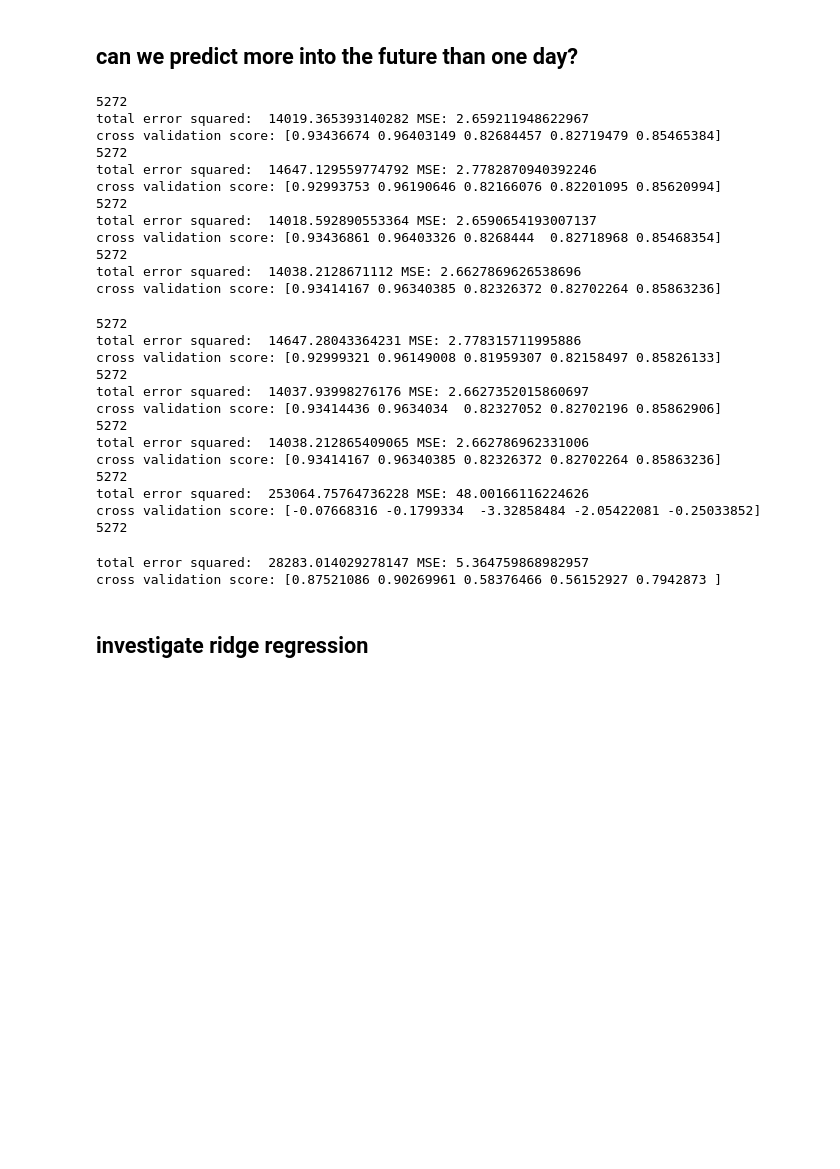
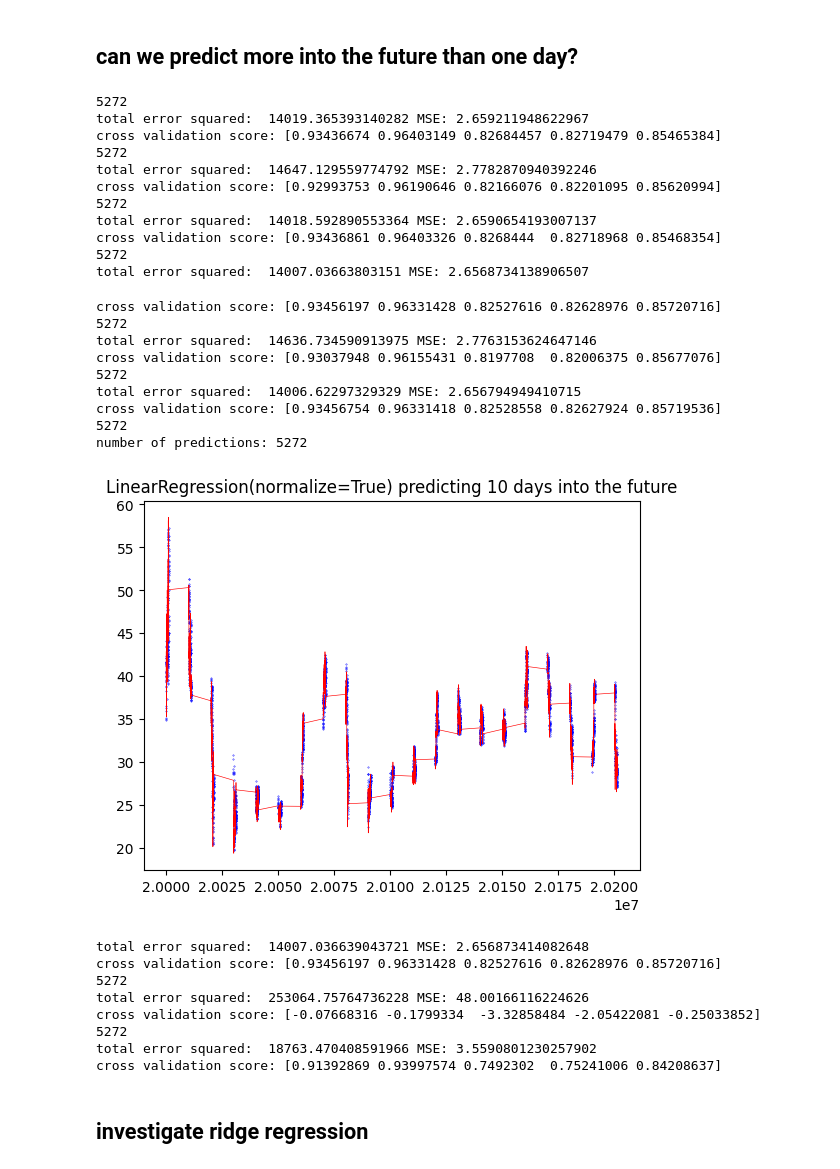
Before and after one commit to ABaker1343/exeter-uni-learning-from-data-coursework, a Jupyter notebook: notebook.ipynb, the cells around one changed output. Drawn from its saved outputs; the diff is of its cells as text; code cells hidden in the pictures; blank space fills up the shorter version.

```diff
--- a/notebook.ipynb
+++ b/notebook.ipynb
@@ -82,10 +101,10 @@ def gen_model(model, data, cols, time_series_past, time_series_future, polynomia
 
         if polynomial == 0:
             plt.plot(X["DATE"], predictions, "bo", markersize=0.3)
-            plt.plot(X["DATE"], Y, "ro", markersize=0.3)
+            plt.plot(X["DATE"], Y, "r-", linewidth=0.45)
         else:
             plt.plot(X.transpose()[0], predictions, "bo", markersize=0.3)
-            plt.plot(X.transpose()[0], Y, "ro", markersize=0.3)
+            plt.plot(X.transpose()[0], Y, "r-", linewidth=0.45)
         plt.title(str(model) + " predicting " + str(time_series_future) + " days into the future")
         plt.show()
 
@@ -116,7 +135,6 @@ cross validation score: [0.99209815 0.99604211 0.97715268 0.98112851 0.98390598]
 # %% [markdown]
 ## check if reducing the amount of data will change our prediction quality
 # %%
-cols_to_include = ["PRC", "VOL", "LIQ"]
 linear_selected_props = gen_model(LinearRegression(), dataframe, cols_to_include, time_series_past=5, time_series_future=0)
 lasso_selected_props = gen_model(Lasso(max_iter=3000), dataframe, cols_to_include, time_series_past=5, time_series_future=0)
 ridge_selected_props = gen_model(Ridge(max_iter=3000), dataframe, cols_to_include, time_series_past=5, time_series_future=0)
@@ -151,44 +169,46 @@ cross validation score: [0.92190217 0.95366804 0.79181306 0.78547501 0.84348895]
 # %%
 # 10 days into the future
 linear_10_days_all = gen_model(LinearRegression(), dataframe, important_cols, time_series_past=5, time_series_future=10)
 lasso_10_days_all = gen_model(Lasso(max_iter=3000), dataframe, important_cols, time_series_past=5, time_series_future=10)
 ridge_10_days_all = gen_model(Ridge(max_iter=3000), dataframe, important_cols, time_series_past=5, time_series_future=10)
 
 linear_10_days = gen_model(LinearRegression(), dataframe, cols_to_include, time_series_past=5, time_series_future=10)
 lasso_10_days = gen_model(Lasso(max_iter=3000), dataframe, cols_to_include, time_series_past=5, time_series_future=10)
 ridge_10_days = gen_model(Ridge(max_iter=3000), dataframe, cols_to_include, time_series_past=5, time_series_future=10)
 
-linear_10_days_normal = gen_model(LinearRegression(normalize=True), dataframe, cols_to_include, time_series_past=5, time_series_future=10)
+linear_10_days_normal = gen_model(LinearRegression(normalize=True), dataframe, cols_to_include, time_series_past=5, time_series_future=10, show_plot=True)
 lasso_10_days_normal = gen_model(Lasso(max_iter=3000, normalize=True), dataframe, cols_to_include, time_series_past=5, time_series_future=10)
 ridge_10_days_normal = gen_model(Ridge(max_iter=3000, normalize=True), dataframe, cols_to_include, time_series_past=5, time_series_future=10)
 # %% [output]
 5272
 total error squared:  14019.365393140282 MSE: 2.659211948622967
 cross validation score: [0.93436674 0.96403149 0.82684457 0.82719479 0.85465384]
 5272
 total error squared:  14647.129559774792 MSE: 2.7782870940392246
 cross validation score: [0.92993753 0.96190646 0.82166076 0.82201095 0.85620994]
 5272
 total error squared:  14018.592890553364 MSE: 2.6590654193007137
 cross validation score: [0.93436861 0.96403326 0.8268444  0.82718968 0.85468354]
 5272
-total error squared:  14038.2128671112 MSE: 2.6627869626538696
-cross validation score: [0.93414167 0.96340385 0.82326372 0.82702264 0.85863236]
+total error squared:  14007.03663803151 MSE: 2.6568734138906507
+cross validation score: [0.93456197 0.96331428 0.82527616 0.82628976 0.85720716]
 5272
-total error squared:  14647.28043364231 MSE: 2.778315711995886
-cross validation score: [0.92999321 0.96149008 0.81959307 0.82158497 0.85826133]
+total error squared:  14636.734590913975 MSE: 2.7763153624647146
+cross validation score: [0.93037948 0.96155431 0.8197708  0.82006375 0.85677076]
 5272
-total error squared:  14037.93998276176 MSE: 2.6627352015860697
-cross validation score: [0.93414436 0.9634034  0.82327052 0.82702196 0.85862906]
+total error squared:  14006.62297329329 MSE: 2.656794949410715
+cross validation score: [0.93456754 0.96331418 0.82528558 0.82627924 0.85719536]
 5272
-total error squared:  14038.212865409065 MSE: 2.662786962331006
-cross validation score: [0.93414167 0.96340385 0.82326372 0.82702264 0.85863236]
-5272
-total error squared:  253064.75764736228 MSE: 48.00166116224626
-cross validation score: [-0.07668316 -0.1799334  -3.32858484 -2.05422081 -0.25033852]
-5272
+number of predictions: 5272
+[figure, added]
-total error squared:  28283.014029278147 MSE: 5.364759868982957
-cross validation score: [0.87521086 0.90269961 0.58376466 0.56152927 0.7942873 ]
+total error squared:  14007.036639043721 MSE: 2.656873414082648
+cross validation score: [0.93456197 0.96331428 0.82527616 0.82628976 0.85720716]
+5272
+total error squared:  253064.75764736228 MSE: 48.00166116224626
+cross validation score: [-0.07668316 -0.1799334  -3.32858484 -2.05422081 -0.25033852]
+5272
+total error squared:  18763.470408591966 MSE: 3.5590801230257902
+cross validation score: [0.91392869 0.93997574 0.7492302  0.75241006 0.84208637]
 # %% [markdown]
 ## investigate ridge regression
 # %%
```
Also changed, not shown: parts of 7 cells of this notebook, 7 other files.
